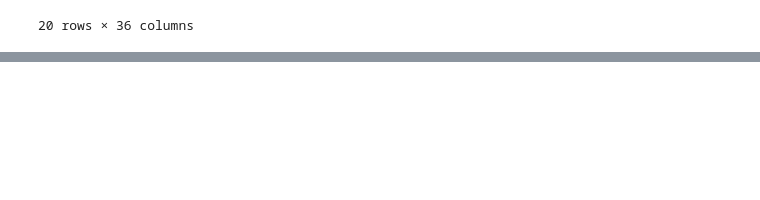
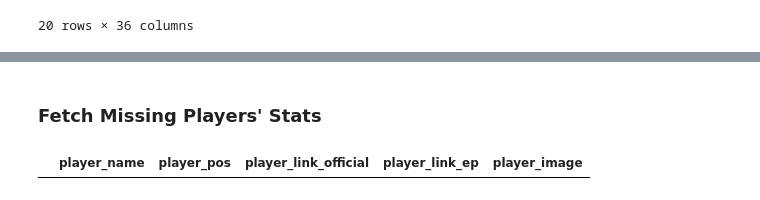
Before and after one commit to shigenogoro/NHL-Prospect-Predictor, a Jupyter notebook: eliteprospects_scraper/nhl_official_data_prep.ipynb, the cells around one changed output, grey strips where cells are left out. Saved outputs shown, nothing was run; the diff lists cells and outputs as text; code cells hidden in the pictures; blank space fills up the shorter version.

Commit message:
Scrape official stats to 40

```diff
--- a/eliteprospects_scraper/nhl_official_data_prep.ipynb
+++ b/eliteprospects_scraper/nhl_official_data_prep.ipynb
@@ -300,0 +317,2 @@ nhl_skaters_metadata_official_ep_merge_complete_final = pd.read_csv('./data/nhl/
+# %%
+official_stats_output_path = './data/nhl/official/stats/nhl_players_official_stats.csv'
@@ -300,0 +392,20 @@ nhl_skaters_metadata_official_ep_merge_complete_final = pd.read_csv('./data/nhl/
+# %% [markdown]
+### Fetch Missing Players' Stats
+# %%
+# Read in nhl_skaters_metadata_official_ep_merge_complete_final.csv
+nhl_skaters_metadata_official_ep_merge_complete_final = pd.read_csv('./data/nhl/nhl_skaters_metadata_official_ep_merge_complete_final.csv')
+# %%
+# Get unique players from official_stats_output_path
+if os.path.exists(official_stats_output_path):
+    # Read in the CSV file and set low_memory = False
+    nhl_players_official_stats = pd.read_csv(official_stats_output_path, low_memory=False)
+    unique_players = set(nhl_players_official_stats['player_name'].unique())
+else:
+    unique_players = set()
+# %%
+# Find players in nhl_players_metadata 0-1500 not in unique_players
+subset = nhl_skaters_metadata_official_ep_merge_complete_final[0:40]
+players_to_scrape = subset[~subset['player_name'].isin(unique_players)].reset_index(drop=True)
+players_to_scrape
+# %% [output]
+|  | player_name | player_pos | player_link_official | player_link_ep | player_image |
```
Also changed, not shown: parts of 13 cells of this notebook, 2 other files.
